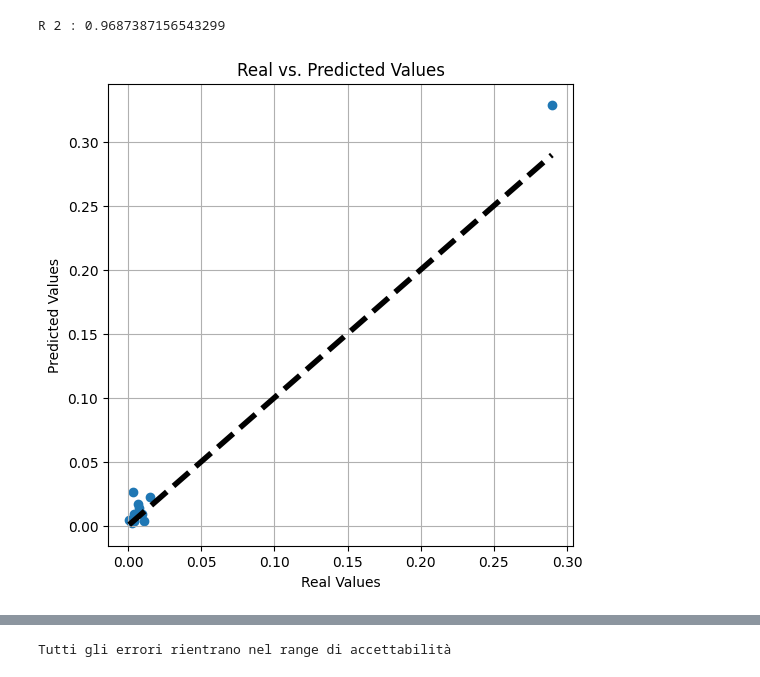
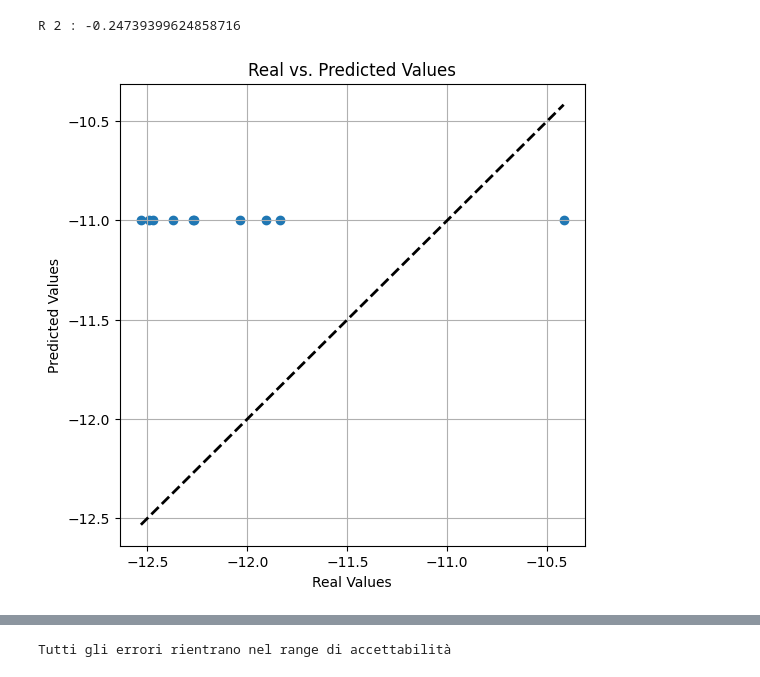
Before and after one commit to LorisMinetti/Permeability_Eval_AI, a Jupyter notebook: Notebook.ipynb, the cells around one changed output, grey strips where cells are left out. Drawn from its saved outputs; the diff is of its cells as text; code cells hidden in the pictures.

```diff
--- a/Notebook.ipynb
+++ b/Notebook.ipynb
@@ -79,0 +45,4 @@ df_scaled.describe()
+# %%
+#### voglio rimuoveretutti i valori = 0 della colonna k_m2
+df = df[df.k_m2 != 0]
+print(df)
@@ -79,0 +164,3 @@ df_scaled.describe()
+# %%
+#voglio resettare gli indici di df
+df.reset_index(drop=True, inplace=True)
@@ -90,7 +243,6 @@ from sklearn.svm import SVR
 from sklearn.gaussian_process import GaussianProcessRegressor
 from sklearn.neural_network import MLPRegressor
 from xgboost import XGBRegressor
-from lightgbm import LGBMRegressor
 from sklearn.metrics import mean_squared_error
 import numpy as np
 import time
@@ -102,7 +254,7 @@ targets_X = df_scaled[['k_m2']]  # Colonne target
 
 # Suddivisione del dataset in set di addestramento e test
 
-X_train, X_test, y_train, y_test = train_test_split(features_X, targets_X, test_size=0.3, random_state=42)
+X_train, X_test, y_train, y_test = train_test_split(features_X, targets_X, test_size=0.2, random_state=42)
 
 # Lista degli algoritmi da testare
 algorithms = [
@@ -115,7 +267,6 @@ algorithms = [
     ("Gaussian Process Regressor", GaussianProcessRegressor()),
     ("MLP Regressor", MLPRegressor()),
     ("XGBoost Regressor", XGBRegressor()),
-    ("LGBM Regressor", LGBMRegressor()),
 ]
 
 # Definisci un dizionario per raccogliere i risultati
@@ -192,33 +338,23 @@ risultati_alle_mod_K.to_excel('risultati_alle_mod_K.xlsx', index=False)
 # %%
 #Ora possiamo effettuare il primo allenamento grezzo con l'estimator che ha dato i risultati migliori
 
 regressor =  RandomForestRegressor()
-regressor. fit(X_train, y_train.values.ravel())
-predict_k = regressor. predict(X_test)
+regressor.fit(X_train, y_train.values.ravel())
+predict_k = regressor.predict(X_test)
 print(f"R 2 : {regressor.score(X_test, y_test)}" )
 mse_k = mean_squared_error(y_test, predict_k)
 
 # Real vs. Predicted Values
 plt.figure(figsize=(6, 6))
-plt.scatter(y_test, predict_k)
+plt.scatter(np.log10(y_test), np.log10(predict_k))
 # inserisci una linea bisettrice che rappresenta landamento ottimale dei valori
-plt.plot([y_test.min(), y_test.max()], [y_test.min(), y_test.max()], 'k--', lw=4)
+plt.plot([np.log10(y_test.min()),np.log10(y_test.max())], [np.log10(y_test.min()), np.log10(y_test.max())], 'k--', lw=2)
 plt.xlabel('Real Values')
 plt.ylabel('Predicted Values')
 plt.title('Real vs. Predicted Values')
 plt.grid(True)
 plt.show()
-#Itera sulla lista dei modelli da provare
-# for name, classifier in classifiers.items():
-#         #Addestro il modello
-#     classifier.fit(features_X_train, targets_X_train)
-#     #Calcolo l'accuratezza del modello
-#     predict = classifier.predict(features_X_test)
-#
-#     #Stampo i risultati
-#     print(f"Modello: {name}")
-# print(f'Classification Report: \n {classification_report(targets_X_test, predict)}\n')KNeighborsClassifier()
 # %% [output]
-R 2 : 0.9687387156543299
+R 2 : -0.24739399624858716
-[figure, old version]
+[figure, new version]
 # %%
```
Also changed, not shown: parts of 16 cells of this notebook, 1 other file.
